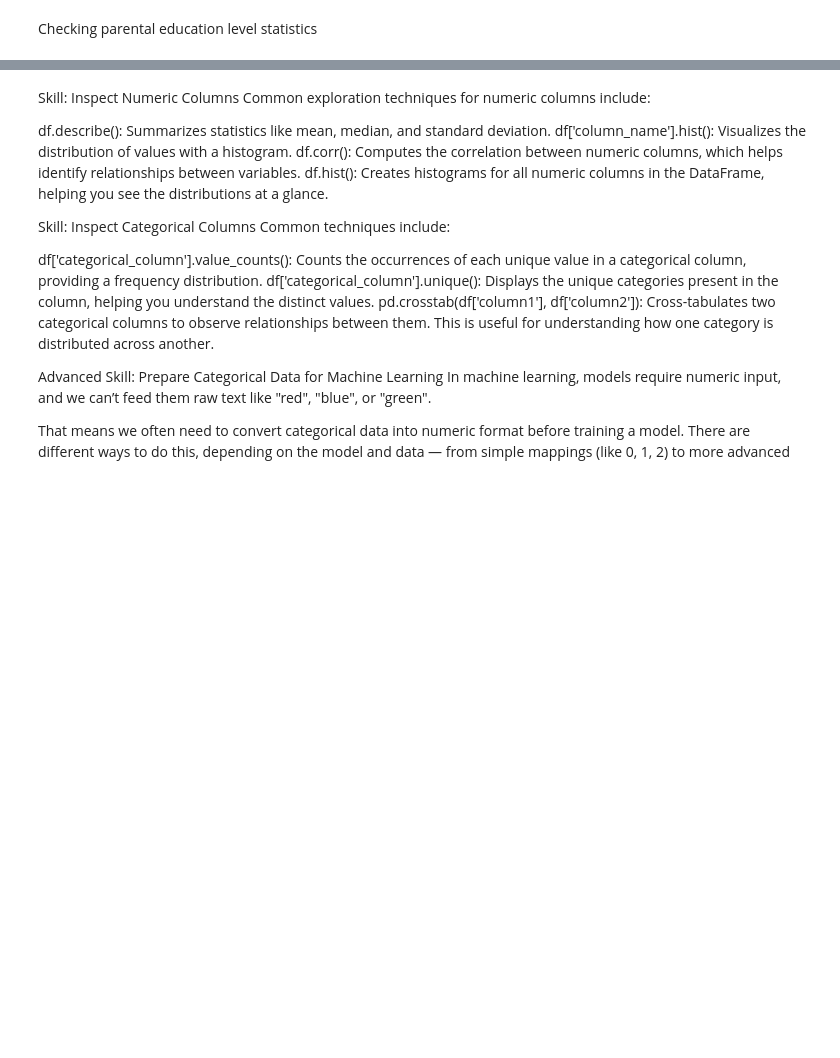
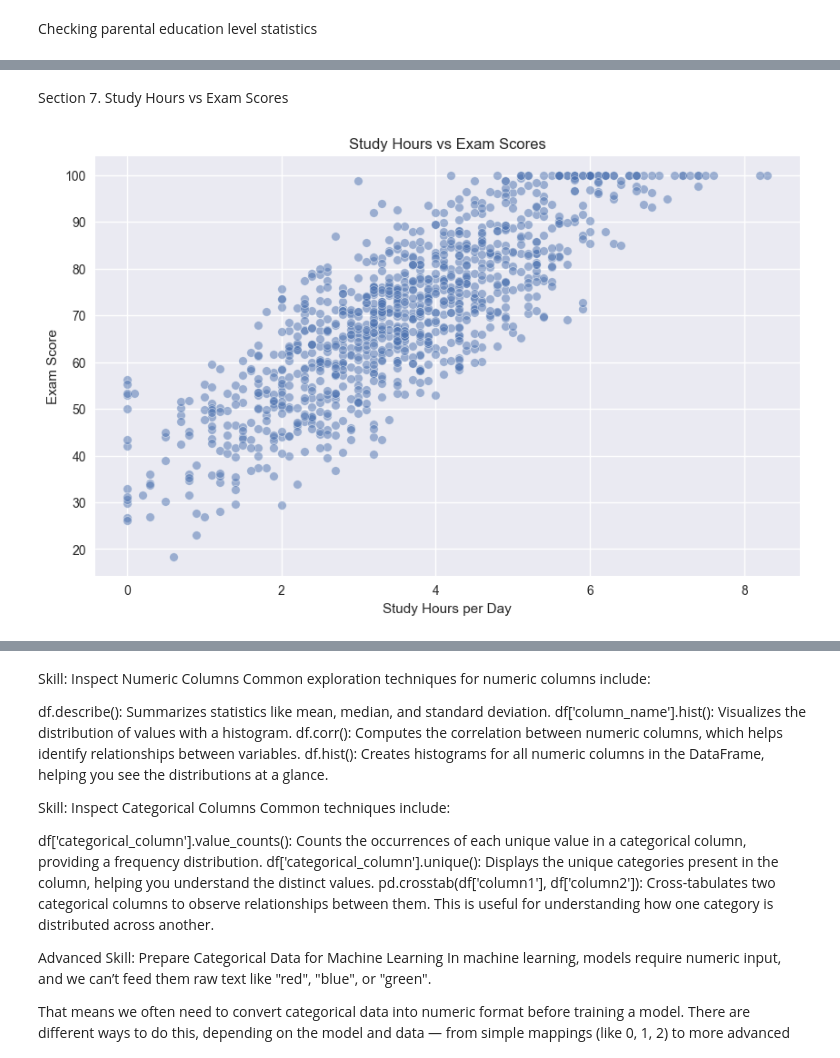
Before and after one commit to Airfirm/datafun-06-eda, a Jupyter notebook: femi_eda.ipynb, the cells around one changed output, grey strips where cells are left out. Drawn from its saved outputs; the diff is of its cells as text; code cells hidden in the pictures; blank space fills up the shorter version.

```diff
--- a/femi_eda.ipynb
+++ b/femi_eda.ipynb
@@ -183,0 +214,11 @@ dtype: int64
+# %% [markdown]
+Section 7. Study Hours vs Exam Scores
+# %%
+plt.figure(figsize=(10, 6))
+sns.scatterplot(x='study_hours_per_day', y='exam_score', data=df, alpha=0.5)
+plt.title('Study Hours vs Exam Scores')
+plt.xlabel('Study Hours per Day')
+plt.ylabel('Exam Score')
+plt.show()
+# %% [output]
+[figure, added]
```
Also changed, not shown: parts of 47 cells of this notebook.
